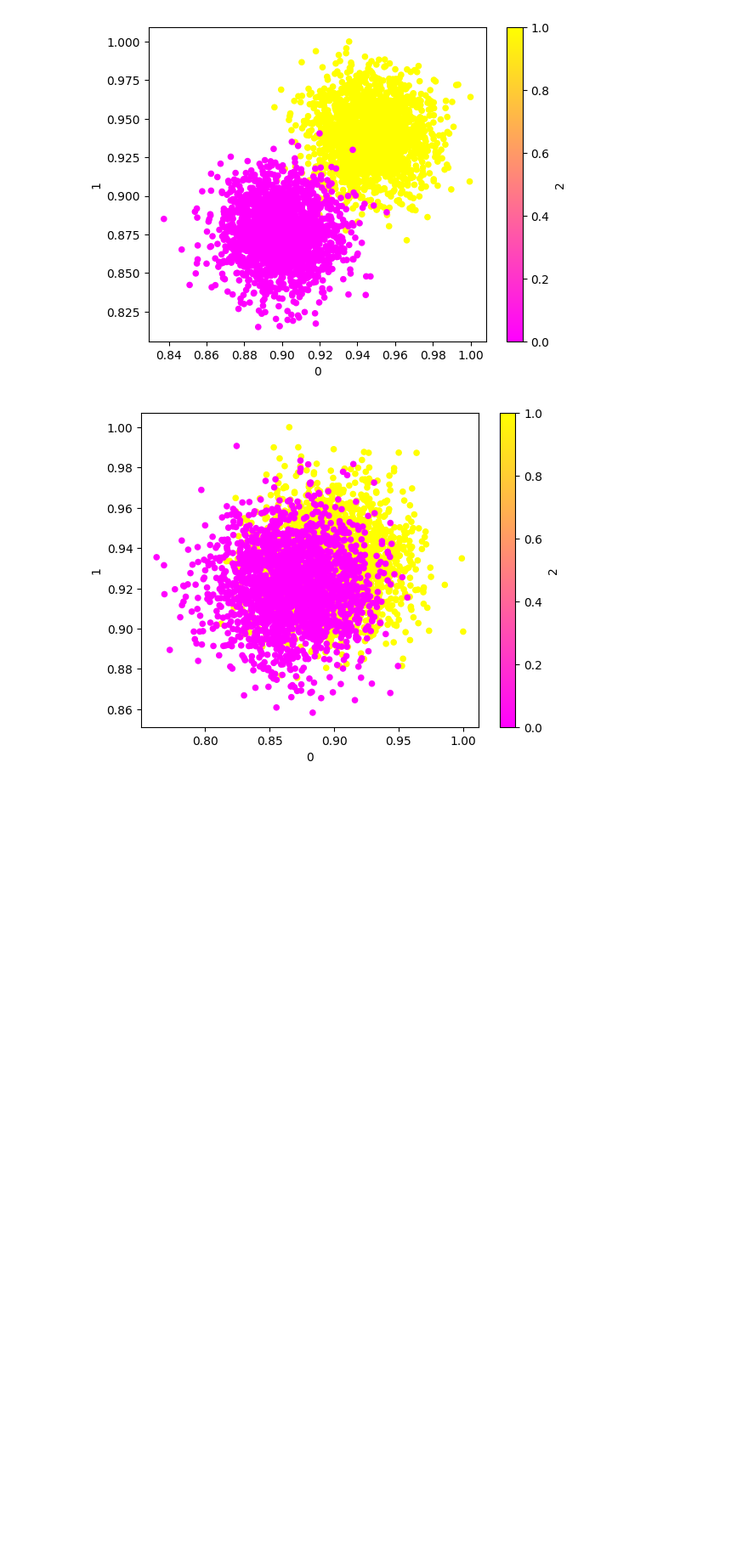
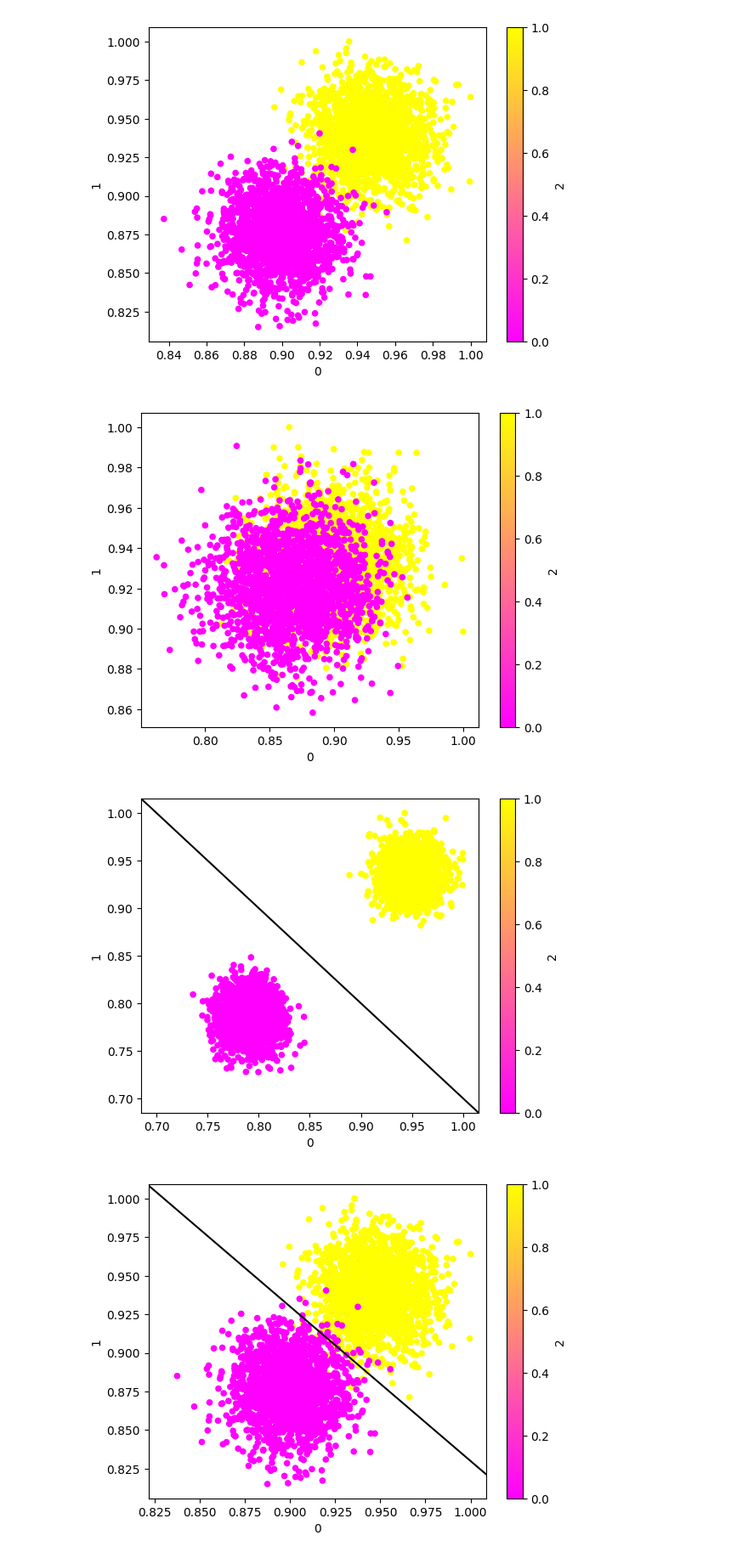
Before and after one commit to ConnorFair36/CMSC_436_Project1, a Jupyter notebook: part_1/First.ipynb, the cells around one changed output. Shown: that part at 85% size. Saved outputs shown, nothing was run; the diff lists cells and outputs as text; code cells hidden in the pictures; blank space fills up the shorter version.

```diff
--- a/part_1/First.ipynb
+++ b/part_1/First.ipynb
@@ -20,3 +22,15 @@ for i in range(3):
 [figure]
 [figure]
 [figure]
+# %%
+# the 2 points that define these lines (I came up with these points by eyeballing the graphs)
+pointsx1 = [1,1,1]
+pointsy1 = [0.7,0.83,0.85]
+pointsx2 = [0.7,0.83,0.78]
+pointsy2 = [1,1,1]
+for i, x1, y1, x2, y2 in zip(range(3), pointsx1, pointsy1, pointsx2, pointsy2):
+    datasets[i].plot.scatter(x=0, y=1, c=2, cmap="spring")
+    plt.axline(xy1=(x1, y1), xy2=(x2,y2), color='black', linestyle='-')
+# %% [output]
+[figure, added]
+[figure, added]
```
Also changed, not shown: parts of 7 cells of this notebook.
